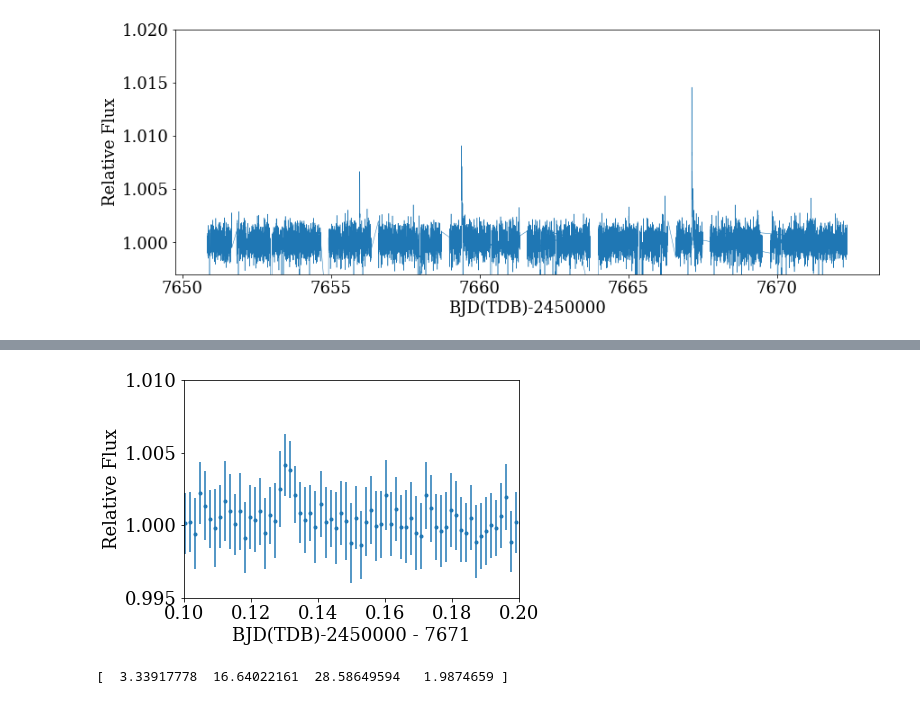
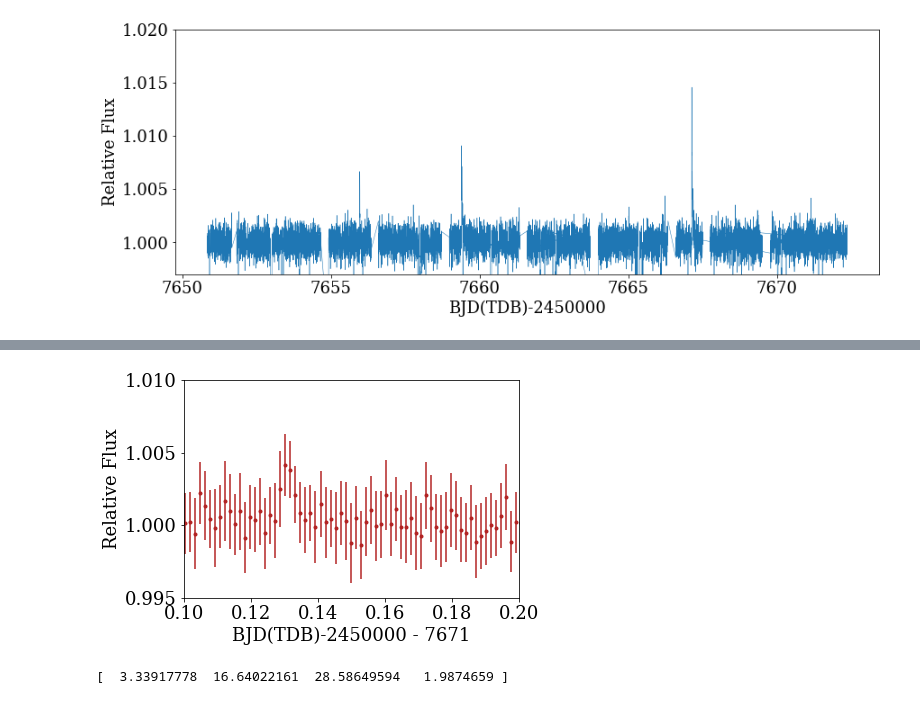
Before and after one commit to jradavenport/trappist1_IRflares, a Jupyter notebook: explore.ipynb, the cells around one changed output, grey strips where cells are left out. Drawn from its saved outputs; the diff is of its cells as text; code cells hidden in the pictures.

```diff
--- a/explore.ipynb
+++ b/explore.ipynb
@@ -53,13 +53,13 @@ plt.savefig('trappist1_flare3.png', dpi=150, bbox_inches='tight', pad_inches=0.2
 # %%
 # A 4th little flare
-plt.errorbar(df['time']-7671, df['flux'], df['error'], marker='.', linestyle='none');
+plt.errorbar(df['time']-7671, df['flux'], df['error'], marker='.', linestyle='none', c='FireBrick');
 plt.xlim(.1,.2);
 plt.ylim(.995,1.01);
 plt.xlabel('BJD(TDB)-2450000 - 7671');
 plt.ylabel('Relative Flux');
 plt.savefig('trappist1_flare4.png', dpi=150, bbox_inches='tight', pad_inches=0.25)
 # %% [output]
-[figure, old version]
+[figure, new version]
 # %%
 # fit each flare w/ aflare model, also compute energy (Equivalent Duration)
 tstart = [7655.968, 7659.375, 7667.12, 7671.122]
```
Also changed, not shown: parts of 7 cells of this notebook, 5 other files.
